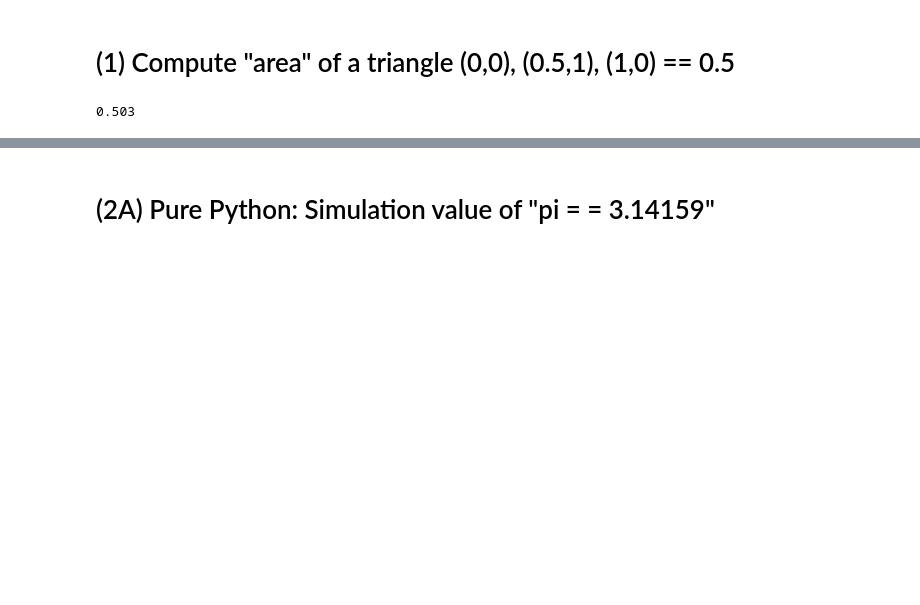
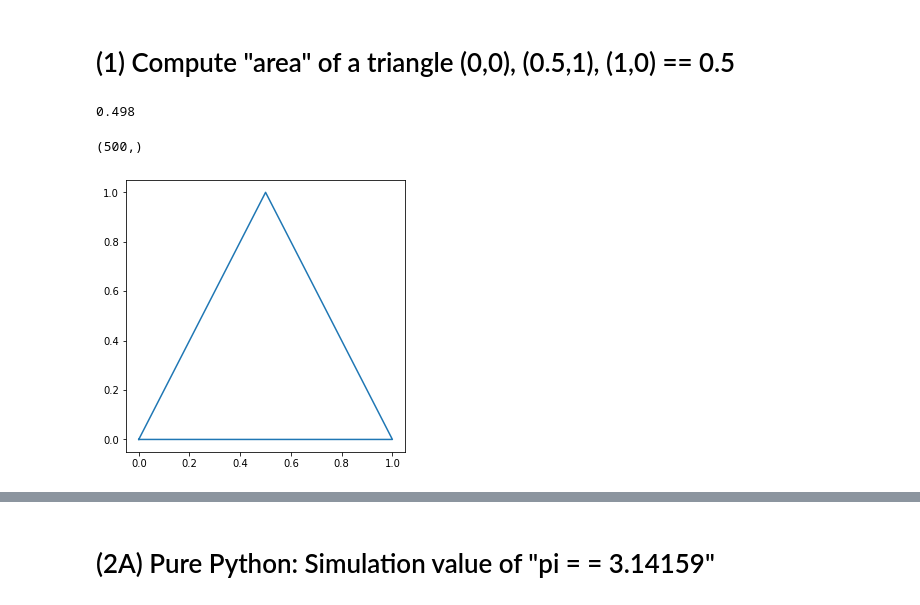
Before and after one commit to Rong-Tsorng/Stochastic-Processes, a Jupyter notebook: S00C(post)-MonteCarlo-1.ipynb, the cells around one changed output, grey strips where cells are left out. Drawn from its saved outputs; the diff is of its cells as text; code cells hidden in the pictures; blank space fills up the shorter version.

```diff
--- a/S00C(post)-MonteCarlo-1.ipynb
+++ b/S00C(post)-MonteCarlo-1.ipynb
@@ -5,24 +10,32 @@ Use Monte Carlo simulation to approximate E[g(X)], compare with the exact soluti
 # %% [markdown]
 # (1) Compute "area" of a triangle (0,0), (0.5,1), (1,0) == 0.5
 # %%
-import random
-import numpy as np
-size = 1000
+size = 500    # sample size
 rx=np.zeros(size)
 ry=np.zeros(size)
 count = 0
 for i in range(size):
-    x=random.random()
-    y=random.random()
+    x, y =random.random(), random.random()
     rx[i]=x
     ry[i]=y
     if x<=0.5 and  y<=(2*x):
-        count += 1
+        count += 1   # count = count + 1
     elif x>0.5 and y<=(2-2*x):
         count += 1
     else:
         count +=0
 print(count/size)
 # %% [output]
-0.503
+0.498
+# %%
+rx.shape
+# %% [output]
+(500,)
+# %%
+plt.figure(figsize=(5, 5))
+x=np.array([0,1,0.5,0])
+y=np.array([0,0,1,0])
+triangle = plt.plot(x,y)   # Draws the triangle
+# %% [output]
+[figure, added]
 # %%
```
Also changed, not shown: parts of 25 cells of this notebook, 1 other file.
